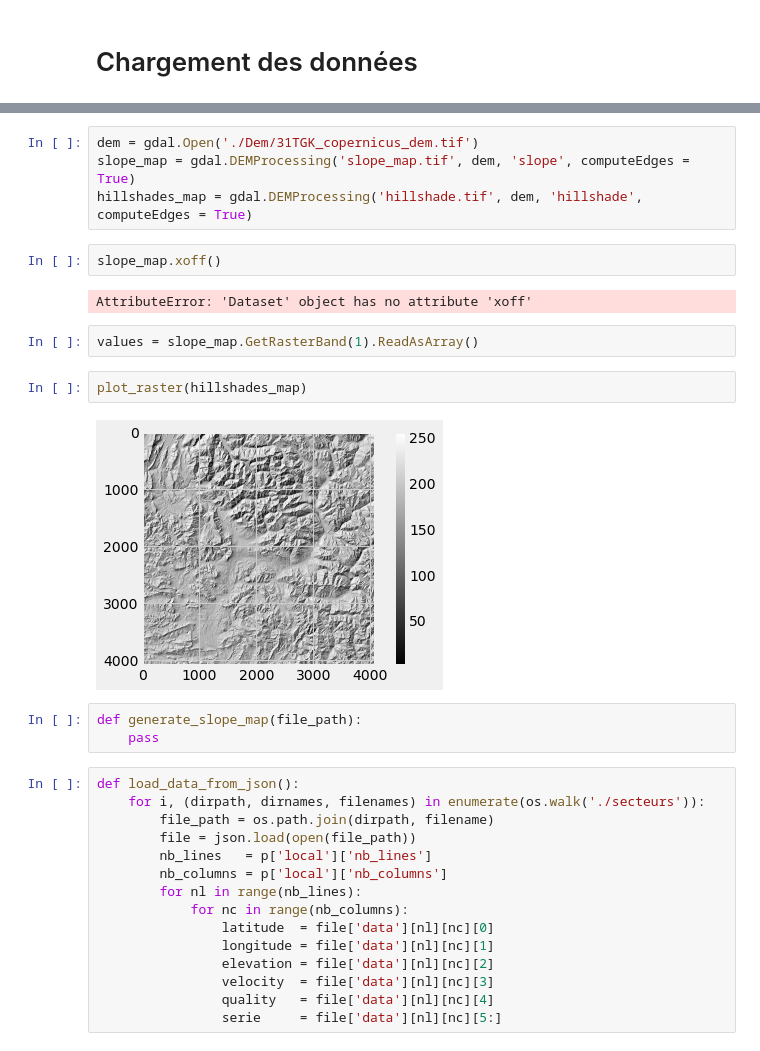
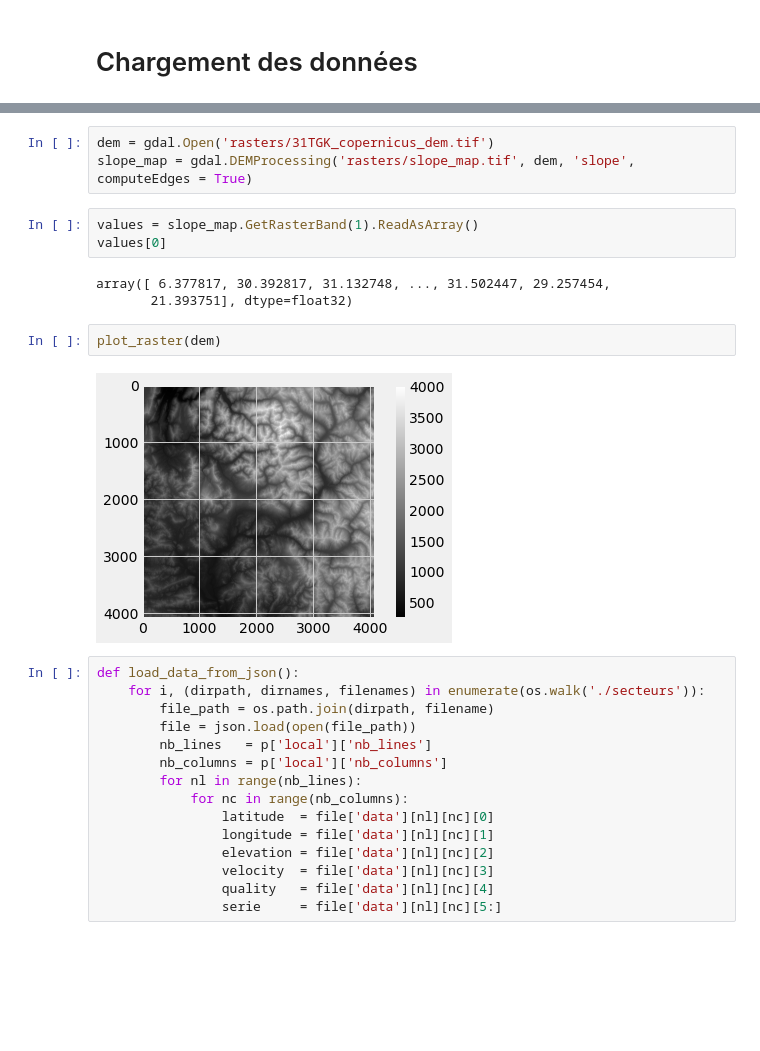
Before and after one commit to EddyVianney/Stage_master2_sdsc_eost, a Jupyter notebook: PMEDV_STAGE_SDSC_EOST.ipynb, the cells around one changed output, grey strips where cells are left out. Cells and saved outputs as stored; diff of their text form; blank space fills up the shorter version.

Commit message:
slope computation and extraction from DEM finish

```diff
--- a/PMEDV_STAGE_SDSC_EOST.ipynb
+++ b/PMEDV_STAGE_SDSC_EOST.ipynb
@@ -90,20 +98,16 @@ def plot_raster(raster, cmap='gray'):
 # %%
-dem = gdal.Open('./Dem/31TGK_copernicus_dem.tif')
-slope_map = gdal.DEMProcessing('slope_map.tif', dem, 'slope', computeEdges = True)
-hillshades_map = gdal.DEMProcessing('hillshade.tif', dem, 'hillshade', computeEdges = True)
+dem = gdal.Open('rasters/31TGK_copernicus_dem.tif')
+slope_map = gdal.DEMProcessing('rasters/slope_map.tif', dem, 'slope', computeEdges = True)
-# %%
-slope_map.xoff()
-# %% [output]
-AttributeError: 'Dataset' object has no attribute 'xoff'
-# %%
-values = slope_map.GetRasterBand(1).ReadAsArray()
-# %%
-plot_raster(hillshades_map)
-# %% [output]
-[figure, removed]
-# %%
-def generate_slope_map(file_path):
-    pass
+# %%
+values = slope_map.GetRasterBand(1).ReadAsArray()
+values[0]
+# %% [output]
+array([ 6.377817, 30.392817, 31.132748, ..., 31.502447, 29.257454,
+       21.393751], dtype=float32)
+# %%
+plot_raster(dem)
+# %% [output]
+[figure, added]
 # %%
 def load_data_from_json():
     for i, (dirpath, dirnames, filenames) in enumerate(os.walk('./secteurs')):
```
Also changed, not shown: parts of 21 cells of this notebook.
